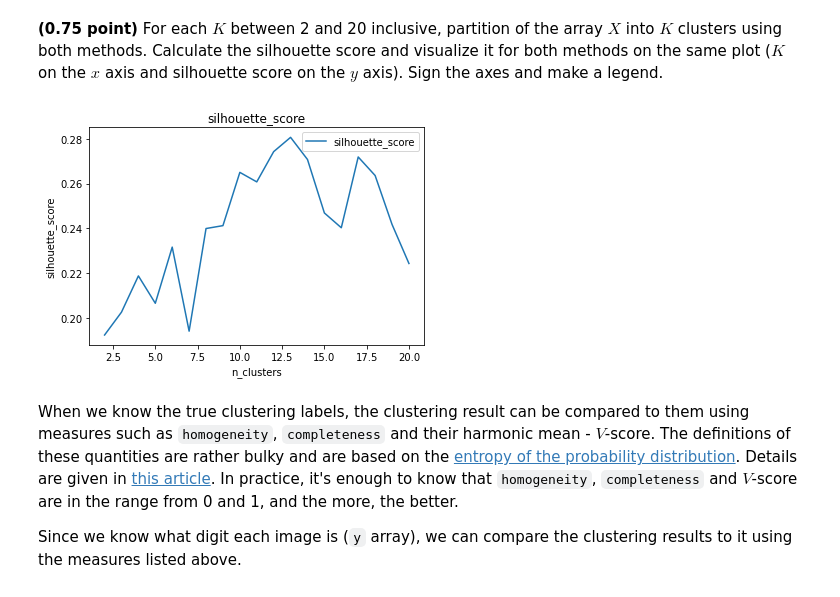
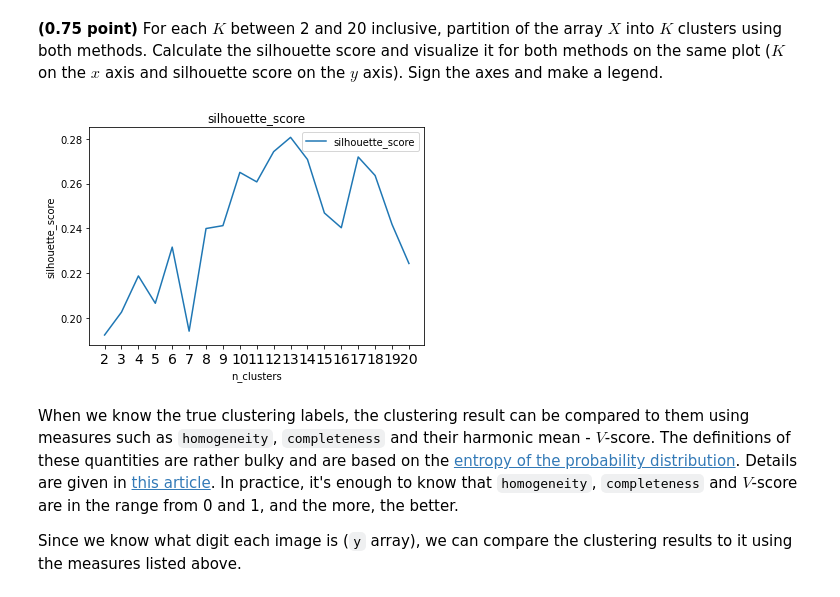
Before and after one commit to devbrest/8_clustering, a Jupyter notebook: clustering.ipynb, the cells around one changed output. Saved outputs shown, nothing was run; the diff lists cells and outputs as text; code cells hidden in the pictures.

```diff
--- a/clustering.ipynb
+++ b/clustering.ipynb
@@ -283,14 +283,15 @@ for i in range(2,21):
 # %%
 plt.plot(range(2,21),silhouette_score_list, label='silhouette_score')
 
 
 plt.title("silhouette_score")
 plt.xlabel('n_clusters')
 plt.ylabel('silhouette_score')
+plt.xticks([i for i in range(2,21)],fontsize=14)
 plt.legend()
 plt.show()
 # %% [output]
-[figure, old version]
+[figure, new version]
 # %% [markdown]
 When we know the true clustering labels, the clustering result can be compared to them using measures such as `homogeneity`, `completeness` and their harmonic mean - $V$-score. The definitions of these quantities are rather bulky and are based on the [entropy of the probability distribution](https://ru.wikipedia.org/wiki/Информационная_энтропия). Details are given in [this article](http://aclweb.org/anthology/D/D07/D07-1043.pdf). In practice, it's enough to know that `homogeneity`, `completeness` and $V$-score are in the range from 0 and 1, and the more, the better.
 
```
Also changed, not shown: parts of 8 cells of this notebook.
